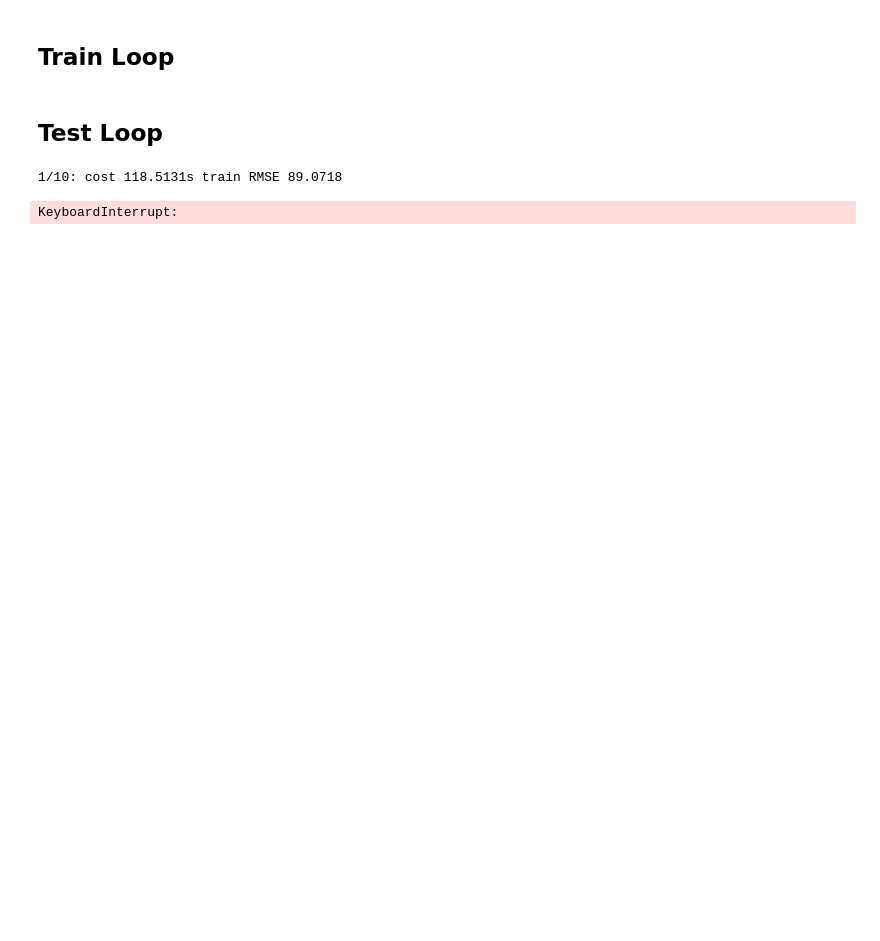
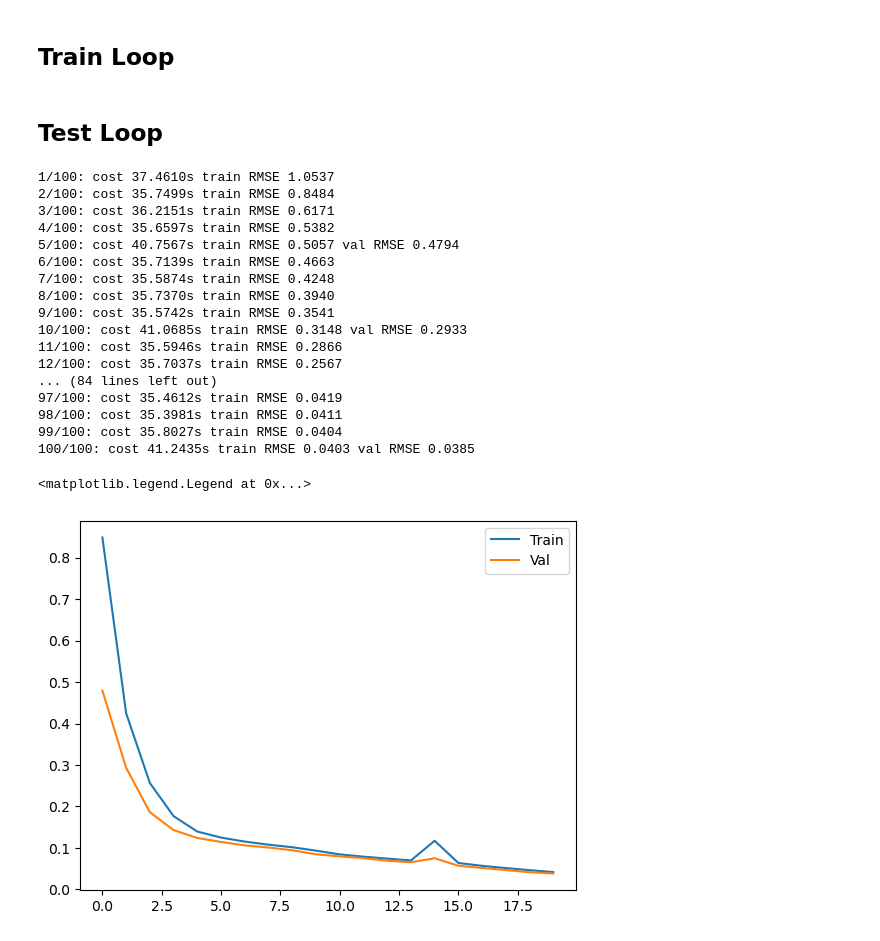
Before and after one commit to YC0806/2023-Yuchen, a Jupyter notebook: TGAE_NNConv.ipynb, the cells around one changed output. Saved outputs shown, nothing was run; the diff lists cells and outputs as text; code cells hidden in the pictures; blank space fills up the shorter version.

```diff
--- a/TGAE_NNConv.ipynb
+++ b/TGAE_NNConv.ipynb
@@ -643,11 +762,10 @@ model = TGAE(
     out_channels=5,
     edge_channels=EDGE_CHANNELS,
     embed_layers=[16,32],
-    gru_out_channels=8,
     decide_layers=[16,16],
-    gru_conv_layers=[16,16],
+    gru_conv_num=2,
     gru_edge_layers=[32],
-    gru_lin_layers=[],
+    gru_lin_layers=[]
 )
 
 loss_f = torch.nn.MSELoss(reduction = 'none')
@@ -683,16 +801,16 @@ def train_loop(signal, model, loss_fn, optimizer, device):
 
     X = signal.node_attr_encoded.index_select(dim=0,index=signal.node_index)
     node_index = signal.node_index
-    node_flag = signal.node_flag
+    node_flag = signal.node_flag[:-1]
     edge_index = signal.edge_index
     edge_attr = signal.edge_attr_encoded
-    edge_flag = signal.edge_flag
+    edge_flag = signal.edge_flag[:-1]
 
     outs = model(X, node_index, node_flag, edge_index, edge_attr, edge_flag, signal.node_attr.shape[0])
 
     train_losses = torch.sqrt(torch.sum(loss_f(X, outs),dim=1))
-    total_loss = torch.sum(train_losses)
-    snapshot_losses = [torch.sum(loss).cpu().numpy() for loss in torch.tensor_split(train_losses.detach(), node_flag)]
+    total_loss = torch.mean(train_losses)
+    snapshot_losses = [loss.cpu().numpy() for loss in torch.tensor_split(train_losses.detach(), node_flag)]
 
     optimizer.zero_grad()
     total_loss.backward()
@@ -706,16 +824,16 @@ def test_loop(signal, model, loss_fn, optimizer, device):
     with torch.no_grad():
         X = signal.node_attr_encoded.index_select(dim=0,index=signal.node_index)
         node_index = signal.node_index
-        node_flag = signal.node_flag
+        node_flag = signal.node_flag[:-1]
         edge_index = signal.edge_index
         edge_attr = signal.edge_attr_encoded
-        edge_flag = signal.edge_flag
+        edge_flag = signal.edge_flag[:-1]
 
         outs = model(X, node_index, node_flag, edge_index, edge_attr, edge_flag, signal.node_attr.shape[0])
 
         train_losses = torch.sqrt(torch.sum(loss_f(X, outs),dim=1))
-        total_loss = torch.sum(train_losses)
-        snapshot_losses = [torch.sum(loss).cpu().numpy() for loss in torch.tensor_split(train_losses.detach(), node_flag)]
+        total_loss = torch.mean(train_losses)
+        snapshot_losses = [loss.cpu().numpy() for loss in torch.tensor_split(train_losses.detach(), node_flag)]
 
     return snapshot_losses
 # %%
@@ -732,7 +850,7 @@ def train_function(num_epoch):
         for signal in signals_train:
             snapshot_losses = train_loop(signal, model, loss_f, optimizer, device)
 #             print(np.mean(train_loss))
-            train_losses.append(np.mean(snapshot_losses))
+            train_losses.append(np.mean([np.mean(loss) for loss in snapshot_losses]))
 
 
         if i_epoch % 5 == 0:
@@ -740,12 +858,12 @@ def train_function(num_epoch):
             for signal in signals_val:
                 snapshot_losses = test_loop(signal, model, loss_f, optimizer, device)
 #                 print(np.mean(val_loss))
-                val_losses.append(np.mean(snapshot_losses))
+                val_losses.append(np.mean([np.mean(loss) for loss in snapshot_losses]))
             _end = time.time()
 
             history_train.append(np.mean(train_losses))
             history_val.append(np.mean(val_losses))
-            print(f"{i_epoch+GLOBAL_EPOCH}/{num_epoch+GLOBAL_EPOCH}: cost {_end-_start:.4f}s train RMSE {np.mean(train_losses):.4f} val RMSE{np.mean(val_losses):.4f}")
+            print(f"{i_epoch+GLOBAL_EPOCH}/{num_epoch+GLOBAL_EPOCH}: cost {_end-_start:.4f}s train RMSE {np.mean(train_losses):.4f} val RMSE {np.mean(val_losses):.4f}")
         else:
             _end = time.time()
             history_train.append(np.mean(train_losses))
@@ -756,15 +874,32 @@ def train_function(num_epoch):
 history_train_list = []
 history_val_list = []
 # %%
-history_train, history_val = train_function(10)
+history_train, history_val = train_function(100)
 history_train_list += history_train
 history_val_list += history_val
 plt.plot(history_train_list[1::5],label="Train")
 plt.plot(history_val_list,label="Val")
 plt.legend()
 # %% [output]
-1/10: cost 118.5131s train RMSE 89.0718
+1/100: cost 37.4610s train RMSE 1.0537
+2/100: cost 35.7499s train RMSE 0.8484
+3/100: cost 36.2151s train RMSE 0.6171
+4/100: cost 35.6597s train RMSE 0.5382
+5/100: cost 40.7567s train RMSE 0.5057 val RMSE 0.4794
+6/100: cost 35.7139s train RMSE 0.4663
+7/100: cost 35.5874s train RMSE 0.4248
+8/100: cost 35.7370s train RMSE 0.3940
+9/100: cost 35.5742s train RMSE 0.3541
+10/100: cost 41.0685s train RMSE 0.3148 val RMSE 0.2933
+11/100: cost 35.5946s train RMSE 0.2866
+12/100: cost 35.7037s train RMSE 0.2567
+... (84 lines left out)
+97/100: cost 35.4612s train RMSE 0.0419
+98/100: cost 35.3981s train RMSE 0.0411
+99/100: cost 35.8027s train RMSE 0.0404
+100/100: cost 41.2435s train RMSE 0.0403 val RMSE 0.0385
-KeyboardInterrupt:
+<matplotlib.legend.Legend at 0x...>
+[figure, added]
 # %%
 fig = plt.figure(figsize=(20,20))
 for i_signal,(signal,y) in enumerate(zip(signals_val,y_val)):
```
Also changed, not shown: parts of 13 cells of this notebook.
